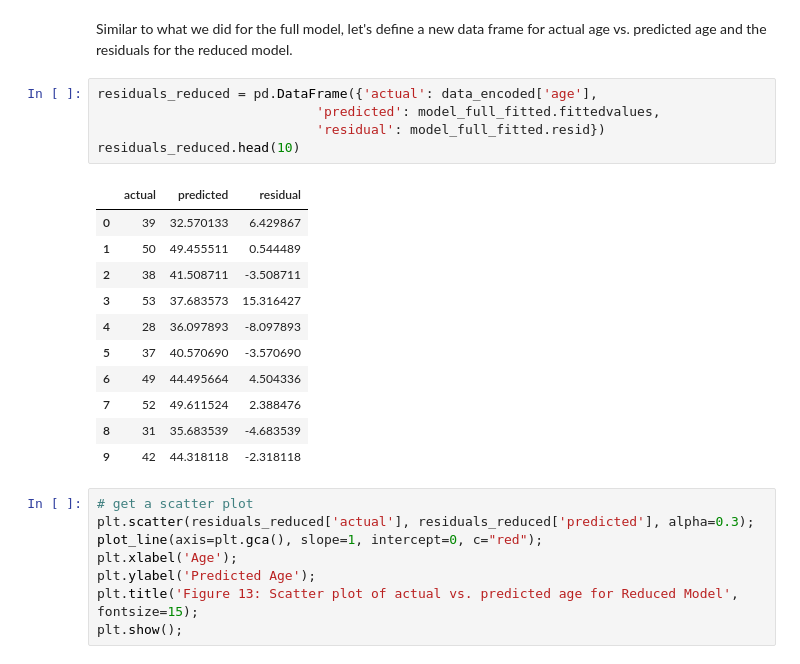
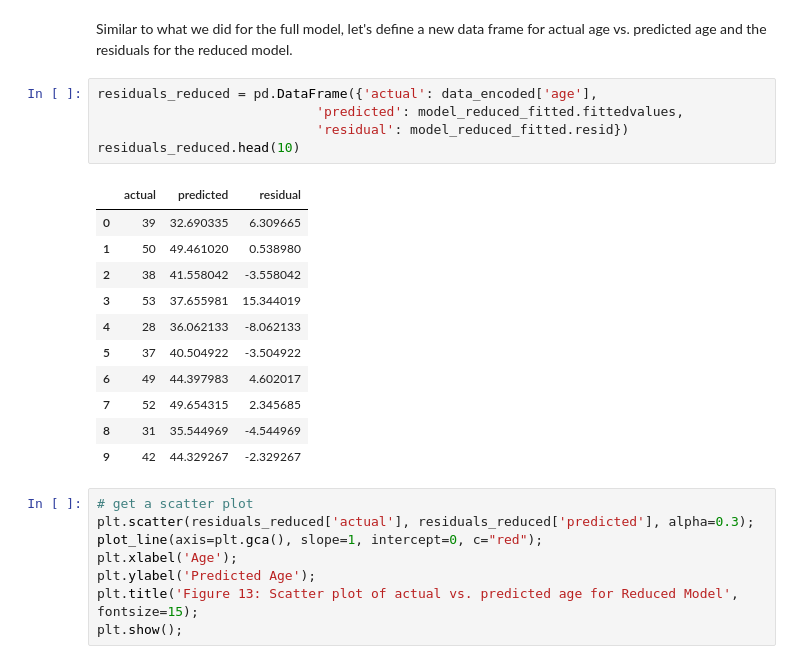
Before and after one commit to vaksakalli/stats_tutorials, a Jupyter notebook: Regression_Case_Study1_web.ipynb, the cells around one changed output. Saved outputs shown, nothing was run; the diff lists cells and outputs as text.

Commit message:
Update Regression_Case_Study1_web.ipynb
Replace model_reduced_fitted with model_full_fitted on 41th cell.

```diff
--- a/Regression_Case_Study1_web.ipynb
+++ b/Regression_Case_Study1_web.ipynb
@@ -749,21 +749,21 @@ Regression Adjusted R-squared: 0.4051
 Similar to what we did for the full model, let's define a new data frame for actual age vs. predicted age and the residuals for the reduced model.
 # %%
 residuals_reduced = pd.DataFrame({'actual': data_encoded['age'],
-                            'predicted': model_full_fitted.fittedvalues,
-                            'residual': model_full_fitted.resid})
+                            'predicted': model_reduced_fitted.fittedvalues,
+                            'residual': model_reduced_fitted.resid})
 residuals_reduced.head(10)
 # %% [output]
 |  | actual | predicted | residual |
-| 0 | 39 | 32.570133 | 6.429867 |
-| 1 | 50 | 49.455511 | 0.544489 |
-| 2 | 38 | 41.508711 | -3.508711 |
-| 3 | 53 | 37.683573 | 15.316427 |
-| 4 | 28 | 36.097893 | -8.097893 |
-| 5 | 37 | 40.570690 | -3.570690 |
-| 6 | 49 | 44.495664 | 4.504336 |
-| 7 | 52 | 49.611524 | 2.388476 |
-| 8 | 31 | 35.683539 | -4.683539 |
-| 9 | 42 | 44.318118 | -2.318118 |
+| 0 | 39 | 32.690335 | 6.309665 |
+| 1 | 50 | 49.461020 | 0.538980 |
+| 2 | 38 | 41.558042 | -3.558042 |
+| 3 | 53 | 37.655981 | 15.344019 |
+| 4 | 28 | 36.062133 | -8.062133 |
+| 5 | 37 | 40.504922 | -3.504922 |
+| 6 | 49 | 44.397983 | 4.602017 |
+| 7 | 52 | 49.654315 | 2.345685 |
+| 8 | 31 | 35.544969 | -4.544969 |
+| 9 | 42 | 44.329267 | -2.329267 |
 # %%
 # get a scatter plot
 plt.scatter(residuals_reduced['actual'], residuals_reduced['predicted'], alpha=0.3);
```
Also changed, not shown: parts of 3 cells of this notebook.
